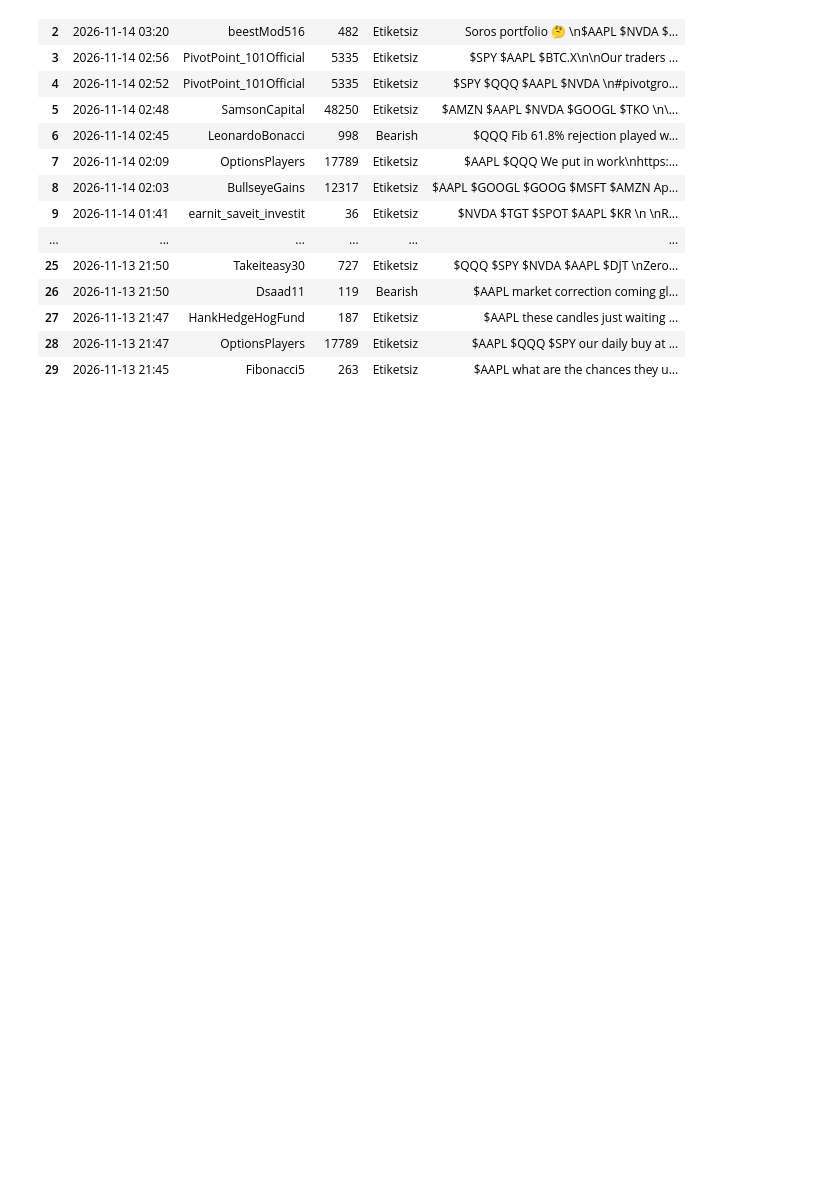
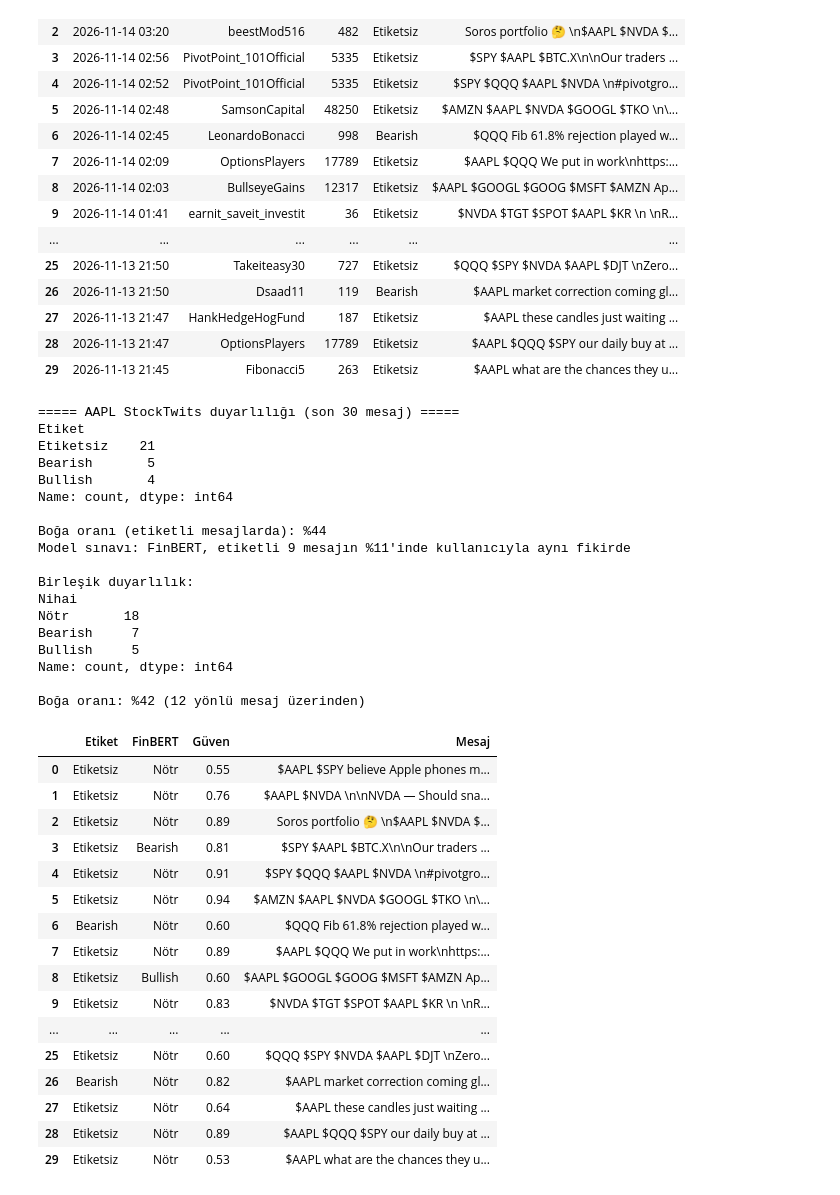
Before and after one commit to DunyaVatandasi/abd-borsa-calismalari, a Jupyter notebook: 02_haber_duyarlilik.ipynb, the cells around one changed output. Saved outputs shown, nothing was run; the diff lists cells and outputs as text; code cells hidden in the pictures; blank space fills up the shorter version.

```diff
--- a/02_haber_duyarlilik.ipynb
+++ b/02_haber_duyarlilik.ipynb
@@ -167,3 +167,74 @@ Boğa oranı (etiketli mesajlarda): %44
 | 27 | 2026-11-13 21:47 | HankHedgeHogFund | 187 | Etiketsiz | $AAPL these candles just waiting ... |
 | 28 | 2026-11-13 21:47 | OptionsPlayers | 17789 | Etiketsiz | $AAPL $QQQ $SPY our daily buy at ... |
 | 29 | 2026-11-13 21:45 | Fibonacci5 | 263 | Etiketsiz | $AAPL what are the chances they u... |
+# %%
+import re
+
+def temizle(metin):
+    return re.sub(r"http\S+", "", metin).strip()  # linkleri sil
+
+def stocktwits_finbert(sembol):
+    tablo = stocktwits_duyarlilik(sembol)
+    if tablo is None or tablo.empty:
+        return None
+
+    # Tüm mesajları FinBERT'e okut
+    esle = {"positive": "Bullish", "negative": "Bearish", "neutral": "Nötr"}
+    tahminler = finbert([temizle(m) for m in tablo["Mesaj"]], truncation=True)
+    tablo["FinBERT"] = [esle[t["label"]] for t in tahminler]
+    tablo["Güven"] = [round(t["score"], 2) for t in tahminler]
+
+    # 1) Model sınavı: Etiketli mesajlarda kullanıcıyla aynı fikirde mi?
+    etiketli = tablo[tablo["Etiket"] != "Etiketsiz"]
+    if len(etiketli) > 0:
+        uyum = (etiketli["Etiket"] == etiketli["FinBERT"]).mean() * 100
+        print(f"Model sınavı: FinBERT, etiketli {len(etiketli)} mesajın %{uyum:.0f}'inde kullanıcıyla aynı fikirde\n")
+
+    # 2) Birleşik duyarlılık: Etiket varsa kullanıcınınkini, yoksa FinBERT'inkini al
+    tablo["Nihai"] = tablo["Etiket"].where(tablo["Etiket"] != "Etiketsiz", tablo["FinBERT"])
+    sayim = tablo["Nihai"].value_counts()
+    print("Birleşik duyarlılık:")
+    print(sayim)
+    boga, ayi = sayim.get("Bullish", 0), sayim.get("Bearish", 0)
+    if boga + ayi > 0:
+        print(f"\nBoğa oranı: %{boga / (boga + ayi) * 100:.0f} ({boga + ayi} yönlü mesaj üzerinden)")
+    return tablo
+
+sonuc = stocktwits_finbert("AAPL")
+sonuc[["Etiket", "FinBERT", "Güven", "Mesaj"]]
+# %% [output]
+===== AAPL StockTwits duyarlılığı (son 30 mesaj) =====
+Etiket
+Etiketsiz    21
+Bearish       5
+Bullish       4
+Name: count, dtype: int64
+
+Boğa oranı (etiketli mesajlarda): %44
+Model sınavı: FinBERT, etiketli 9 mesajın %11'inde kullanıcıyla aynı fikirde
+
+Birleşik duyarlılık:
+Nihai
+Nötr       18
+Bearish     7
+Bullish     5
+Name: count, dtype: int64
+
+Boğa oranı: %42 (12 yönlü mesaj üzerinden)
+|  | Etiket | FinBERT | Güven | Mesaj |
+| 0 | Etiketsiz | Nötr | 0.55 | $AAPL $SPY believe Apple phones m... |
+| 1 | Etiketsiz | Nötr | 0.76 | $AAPL $NVDA \n\nNVDA — Should sna... |
+| 2 | Etiketsiz | Nötr | 0.89 | Soros portfolio 🤔 \n$AAPL $NVDA $... |
+| 3 | Etiketsiz | Bearish | 0.81 | $SPY $AAPL $BTC.X\n\nOur traders ... |
+| 4 | Etiketsiz | Nötr | 0.91 | $SPY $QQQ $AAPL $NVDA \n#pivotgro... |
+| 5 | Etiketsiz | Nötr | 0.94 | $AMZN $AAPL $NVDA $GOOGL $TKO \n\... |
+| 6 | Bearish | Nötr | 0.60 | $QQQ Fib 61.8% rejection played w... |
+| 7 | Etiketsiz | Nötr | 0.89 | $AAPL $QQQ We put in work\nhttps:... |
+| 8 | Etiketsiz | Bullish | 0.60 | $AAPL $GOOGL $GOOG $MSFT $AMZN Ap... |
+| 9 | Etiketsiz | Nötr | 0.83 | $NVDA $TGT $SPOT $AAPL $KR \n \nR... |
+| ... | ... | ... | ... | ... |
+| 25 | Etiketsiz | Nötr | 0.60 | $QQQ $SPY $NVDA $AAPL $DJT \nZero... |
+| 26 | Bearish | Nötr | 0.82 | $AAPL market correction coming gl... |
+| 27 | Etiketsiz | Nötr | 0.64 | $AAPL these candles just waiting ... |
+| 28 | Etiketsiz | Nötr | 0.89 | $AAPL $QQQ $SPY our daily buy at ... |
+| 29 | Etiketsiz | Nötr | 0.53 | $AAPL what are the chances they u... |
```
Also changed, not shown: parts of 3 cells of this notebook.
